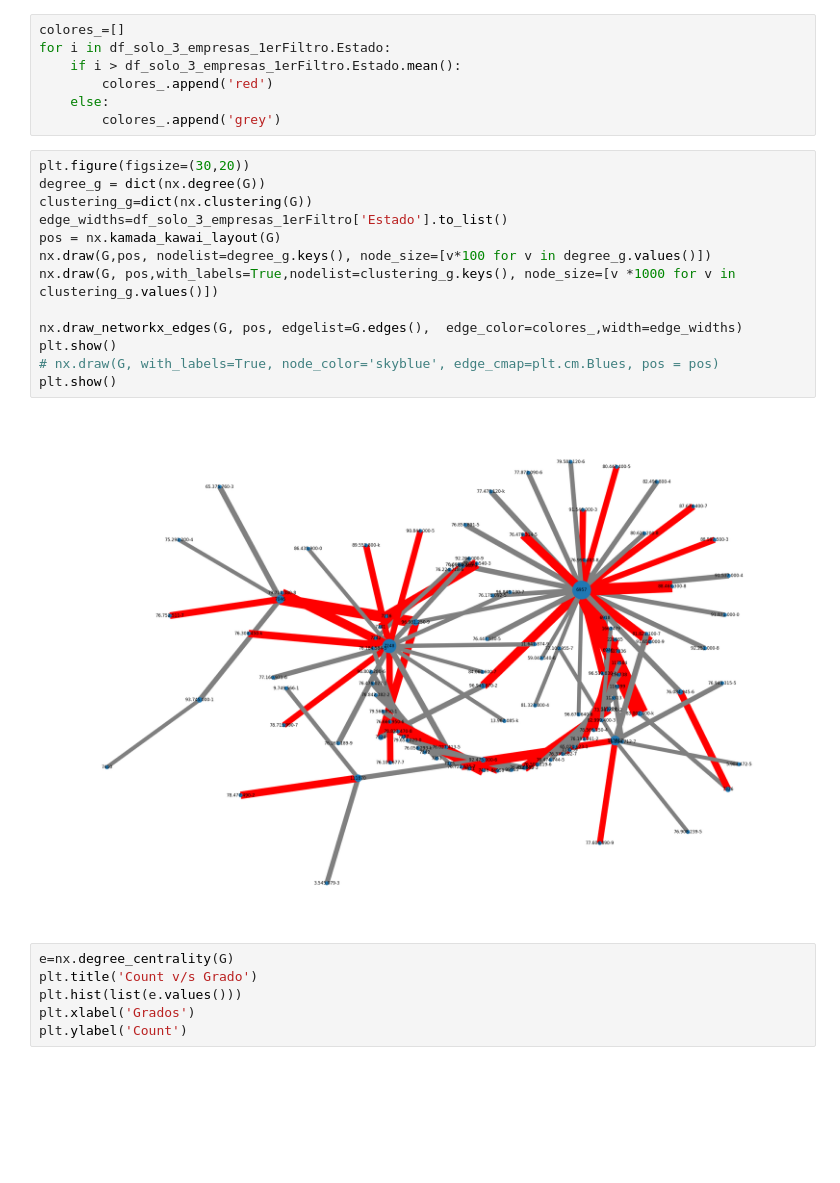
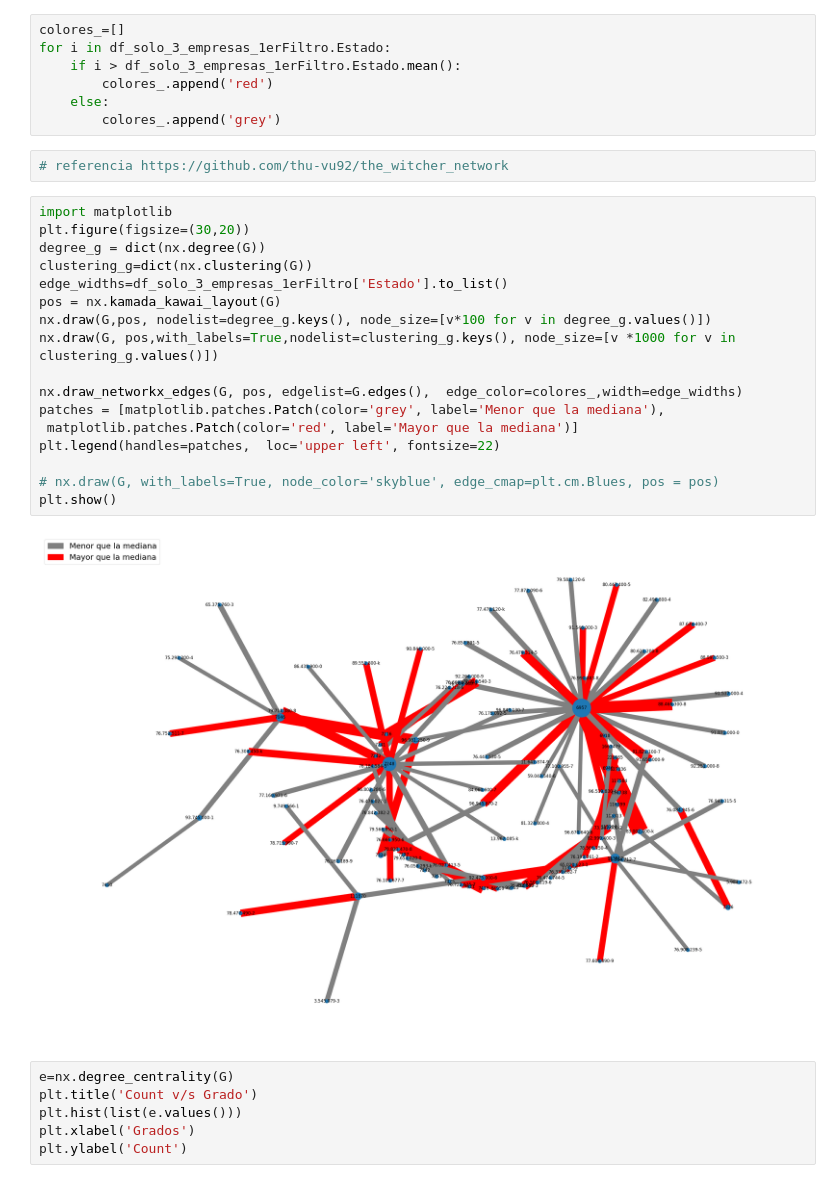
Before and after one commit to fgchil/redes, a Jupyter notebook: FN-EV-WP-FG-Hackaton.ipynb, the cells around one changed output. Saved outputs shown, nothing was run; the diff lists cells and outputs as text; blank space fills up the shorter version.

Commit message:
Add legend

```diff
--- a/FN-EV-WP-FG-Hackaton.ipynb
+++ b/FN-EV-WP-FG-Hackaton.ipynb
@@ -776,21 +776,27 @@ for i in df_solo_3_empresas_1erFiltro.Estado:
         colores_.append('red')
     else:
         colores_.append('grey')
+# %%
+# referencia https://github.com/thu-vu92/the_witcher_network
 # %%
+import matplotlib
 plt.figure(figsize=(30,20))
 degree_g = dict(nx.degree(G))
 clustering_g=dict(nx.clustering(G))
 edge_widths=df_solo_3_empresas_1erFiltro['Estado'].to_list()
 pos = nx.kamada_kawai_layout(G)
 nx.draw(G,pos, nodelist=degree_g.keys(), node_size=[v*100 for v in degree_g.values()])
 nx.draw(G, pos,with_labels=True,nodelist=clustering_g.keys(), node_size=[v *1000 for v in clustering_g.values()])
 
 nx.draw_networkx_edges(G, pos, edgelist=G.edges(),  edge_color=colores_,width=edge_widths)
-plt.show()
+patches = [matplotlib.patches.Patch(color='grey', label='Menor que la mediana'),
+ matplotlib.patches.Patch(color='red', label='Mayor que la mediana')]
+plt.legend(handles=patches,  loc='upper left', fontsize=22)
+
 # nx.draw(G, with_labels=True, node_color='skyblue', edge_cmap=plt.cm.Blues, pos = pos)
 plt.show()
 # %% [output]
-[figure, old version]
+[figure, new version]
 # %%
 e=nx.degree_centrality(G)
 plt.title('Count v/s Grado')
```
